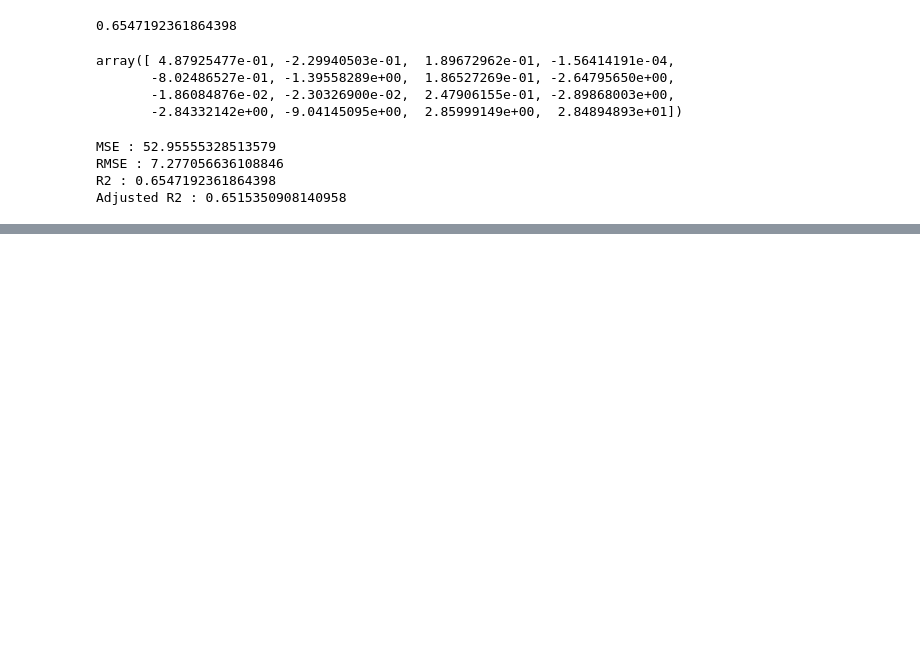
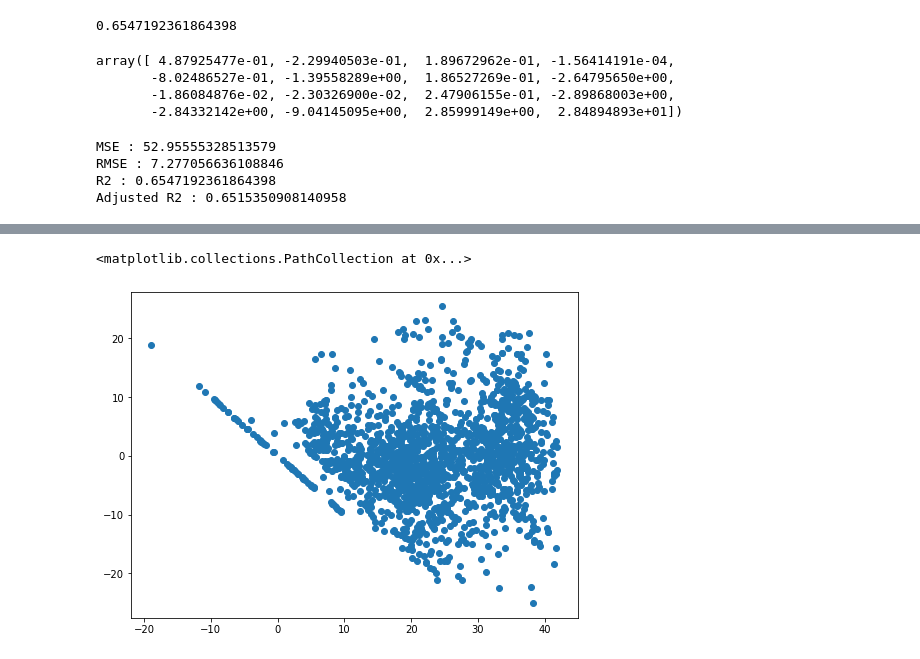
Before and after one commit to Creatrohit9/ROHIT-BHDAURIYA--Bike-Sharing-Demand-Prediction, a Jupyter notebook: ROHIT_BHADAURIYA(Proponent_Ds)_Bike_Sharing_Demand_Prediction_2_Capstone_Project.ipynb, the cells around one changed output, grey strips where cells are left out. Cells and saved outputs as stored; diff of their text form; code cells hidden in the pictures; blank space fills up the shorter version.

```diff
--- a/ROHIT_BHADAURIYA(Proponent_Ds)_Bike_Sharing_Demand_Prediction_2_Capstone_Project.ipynb
+++ b/ROHIT_BHADAURIYA(Proponent_Ds)_Bike_Sharing_Demand_Prediction_2_Capstone_Project.ipynb
@@ -649,0 +661,6 @@ Adjusted R2 : 0.6515350908140958
+# %%
+# Heteroscadacity
+plt.scatter((y_pred_test),(y_test)-(y_pred_test))
+# %% [output]
+<matplotlib.collections.PathCollection at 0x...>
+[figure, added]
```
Also changed, not shown: parts of 3 cells of this notebook.
